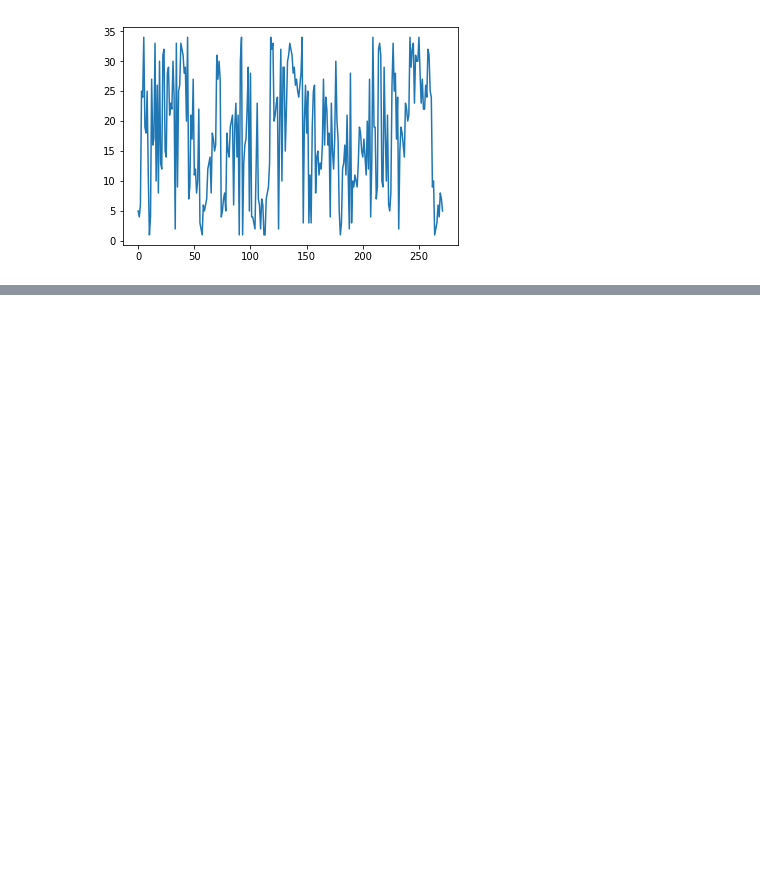
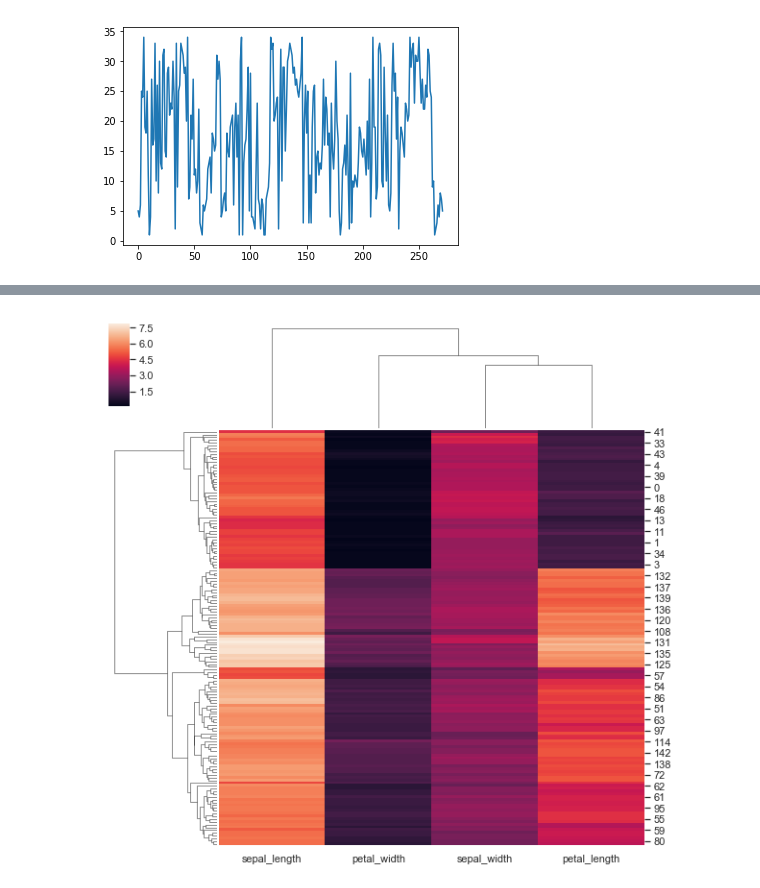
Before and after one commit to klmcguir/cascade, a Jupyter notebook: jupyter notebooks/clustering factors across time.ipynb, the cells around one changed output, grey strips where cells are left out. Cells and saved outputs as stored; diff of their text form; code cells hidden in the pictures; blank space fills up the shorter version.

```diff
--- a/clustering factors across time.ipynb
+++ b/jupyter notebooks/clustering factors across time.ipynb
@@ -147,0 +145,7 @@ plt.plot(day_array[order])
+# %%
+import seaborn as sns; sns.set(color_codes=True)
+iris = sns.load_dataset("iris")
+species = iris.pop("species")
+g = sns.clustermap(iris)
+# %% [output]
+[figure, added]
```
Also changed, not shown: parts of 2 cells of this notebook, 22 other files.
